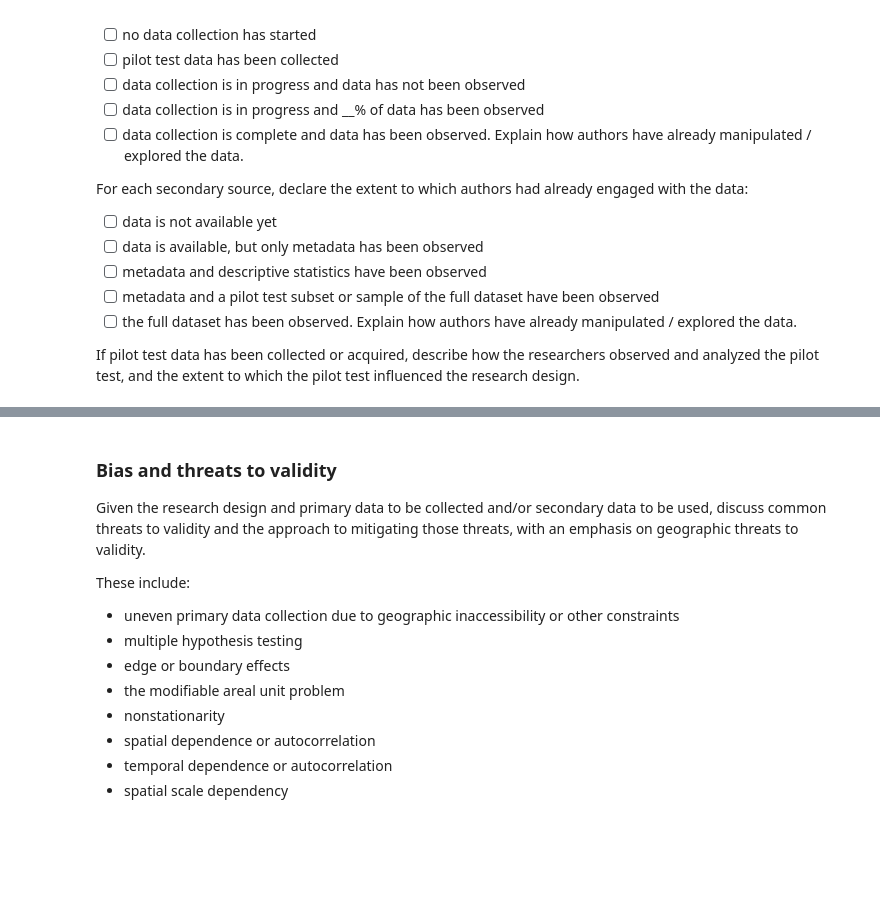
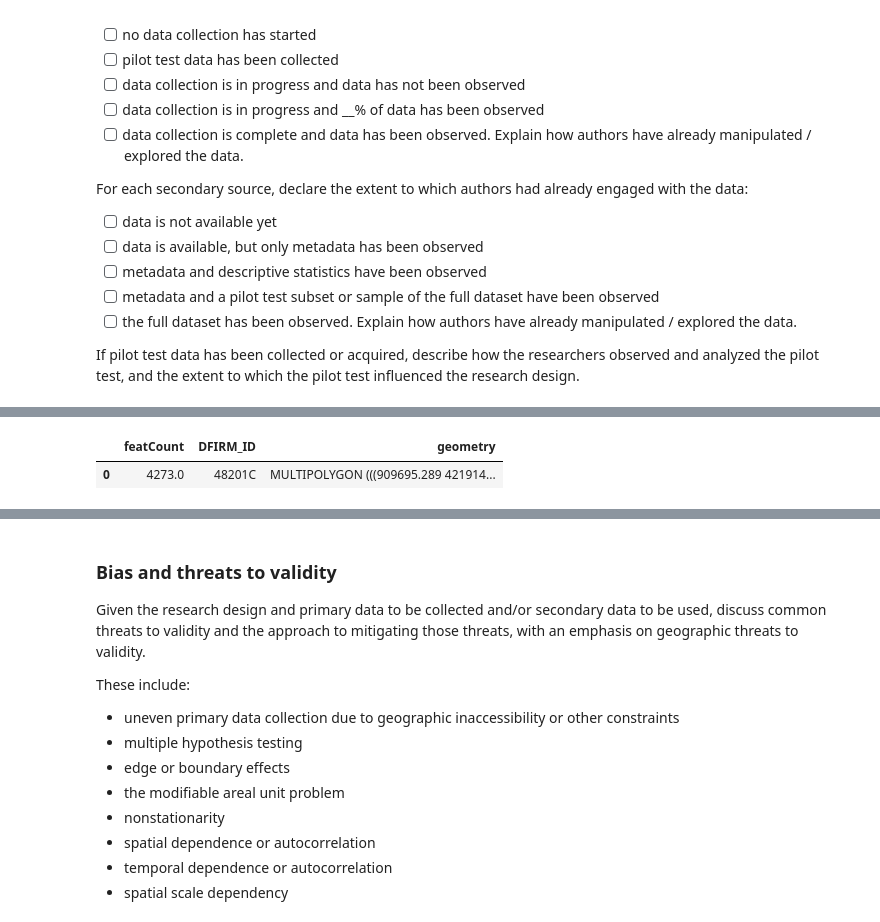
Before and after one commit to Colman-Bashore/Harvey-Flooding-Replication, a Jupyter notebook: procedure/code/01-Jupyter_notebook.ipynb, the cells around one changed output, grey strips where cells are left out. Drawn from its saved outputs; the diff is of its cells as text; code cells hidden in the pictures; blank space fills up the shorter version.

```diff
--- a/procedure/code/01-Jupyter_notebook.ipynb
+++ b/procedure/code/01-Jupyter_notebook.ipynb
@@ -195,0 +249,7 @@ If pilot test data has been collected or acquired, describe how the researchers
+# %%
+predicted_flood = gpd.read_file(here(path["drpub"],'predicted_flood_FEMA.shp'))
+
+predicted_flood.head()
+# %% [output]
+|  | featCount | DFIRM_ID | geometry |
+| 0 | 4273.0 | 48201C | MULTIPOLYGON (((909695.289 421914... |
```
Also changed, not shown: parts of 11 cells of this notebook, 21 other files.
